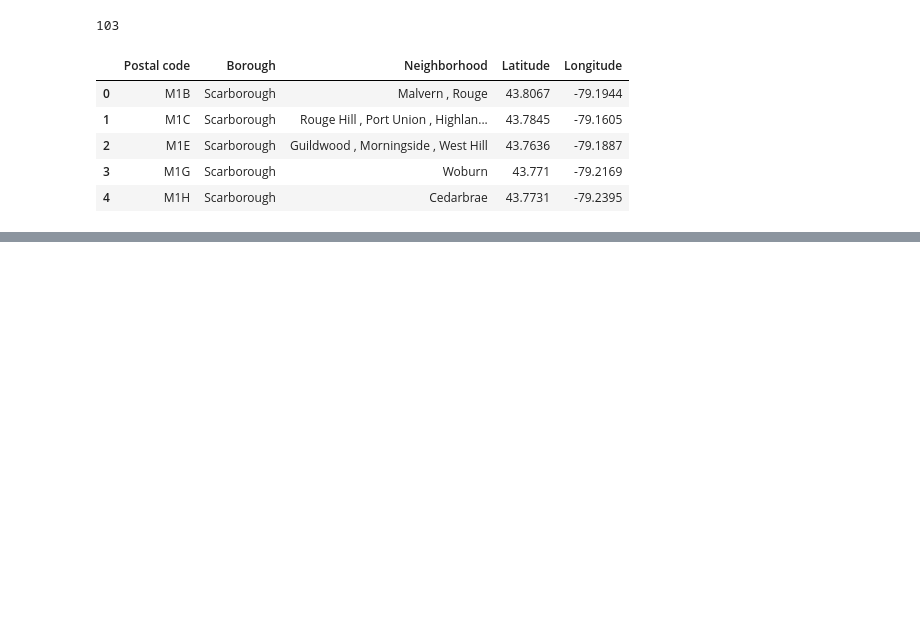
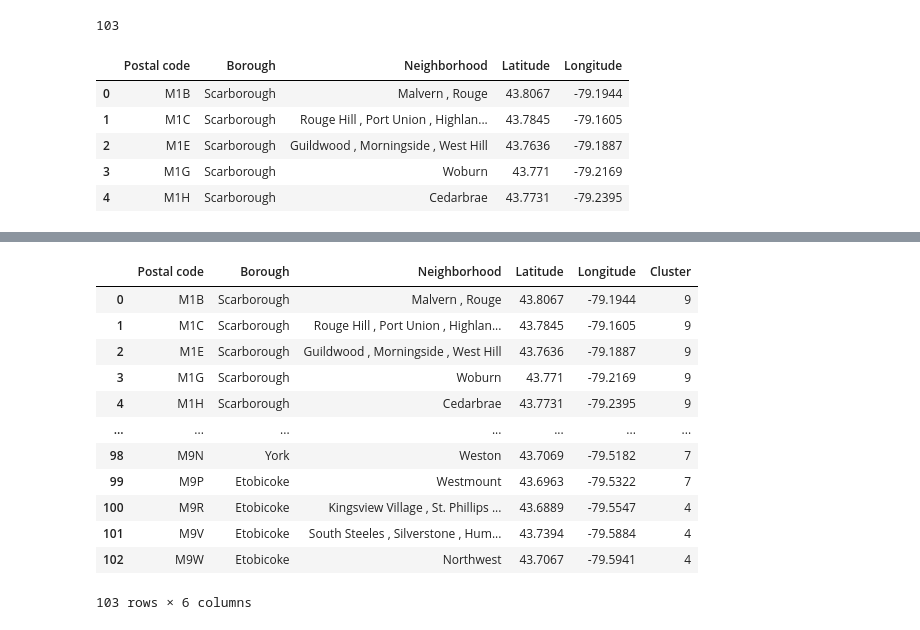
Before and after one commit to Tzeyong/Coursera_Capstone, a Jupyter notebook: Week3.ipynb, the cells around one changed output, grey strips where cells are left out. Cells and saved outputs as stored; diff of their text form; code cells hidden in the pictures; blank space fills up the shorter version.

```diff
--- a/Week3.ipynb
+++ b/Week3.ipynb
@@ -155,0 +192,29 @@ venues_map
+# %%
+# throw latitude and longitude into feature set X
+X = df_fil2[['Latitude','Longitude']]
+
+# set up k-means configuration
+k_means = KMeans(init="k-means++", n_clusters=10, n_init=12) # n_init is the number of times the k-means algo is run with different centroid seeds
+k_means.fit(X) # fit feature set X
+
+# getting the labels and cluster center coordinates
+labels = k_means.labels_
+cluster_centers = k_means.cluster_centers_
+
+# add labels into original dataframe
+df_fil2['Cluster'] = labels
+df_fil2
+# %% [output]
+|  | Postal code | Borough | Neighborhood | Latitude | Longitude | Cluster |
+| 0 | M1B | Scarborough | Malvern , Rouge | 43.8067 | -79.1944 | 9 |
+| 1 | M1C | Scarborough | Rouge Hill , Port Union , Highlan... | 43.7845 | -79.1605 | 9 |
+| 2 | M1E | Scarborough | Guildwood , Morningside , West Hill | 43.7636 | -79.1887 | 9 |
+| 3 | M1G | Scarborough | Woburn | 43.771 | -79.2169 | 9 |
+| 4 | M1H | Scarborough | Cedarbrae | 43.7731 | -79.2395 | 9 |
+| ... | ... | ... | ... | ... | ... | ... |
+| 98 | M9N | York | Weston | 43.7069 | -79.5182 | 7 |
+| 99 | M9P | Etobicoke | Westmount | 43.6963 | -79.5322 | 7 |
+| 100 | M9R | Etobicoke | Kingsview Village , St. Phillips ... | 43.6889 | -79.5547 | 4 |
+| 101 | M9V | Etobicoke | South Steeles , Silverstone , Hum... | 43.7394 | -79.5884 | 4 |
+| 102 | M9W | Etobicoke | Northwest | 43.7067 | -79.5941 | 4 |
+103 rows × 6 columns
```
Also changed, not shown: parts of 38 cells of this notebook.
